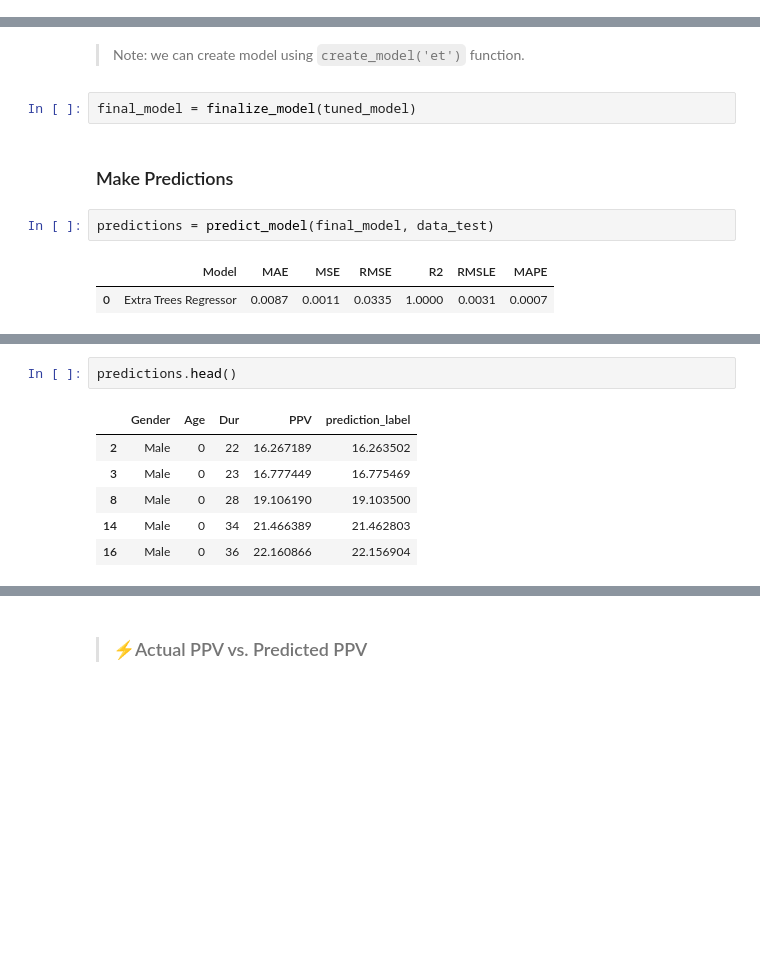
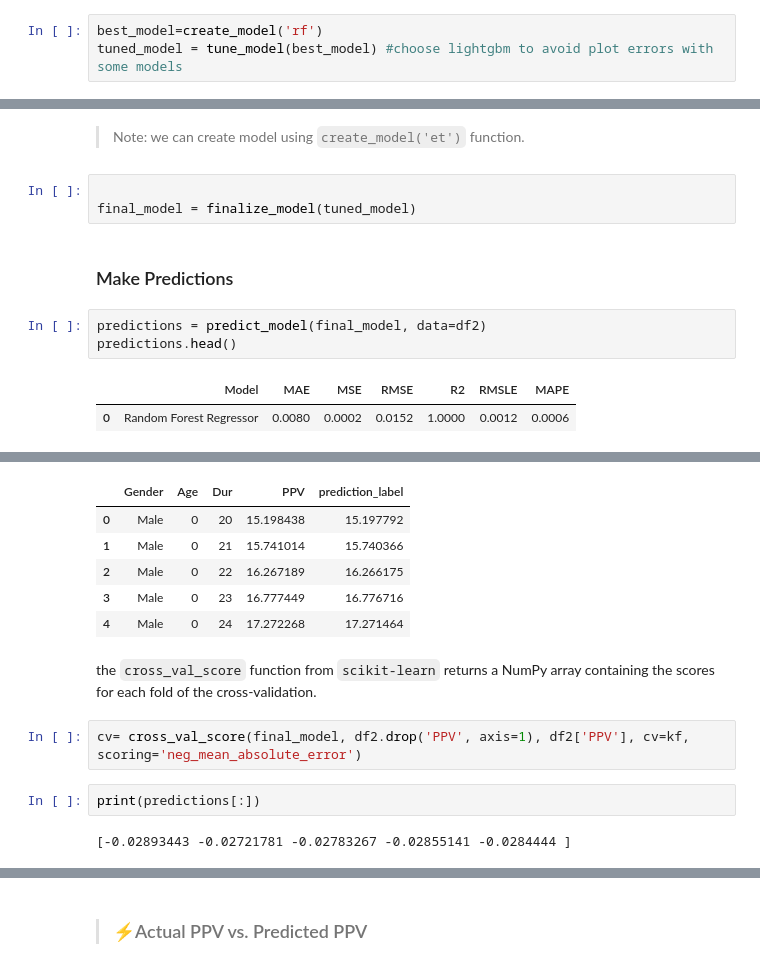
Before and after one commit to MayarQasrawi/Artificial-Intelligent, a Jupyter notebook: ML_Assignment.ipynb, the cells around one changed output, grey strips where cells are left out. Saved outputs shown, nothing was run; the diff lists cells and outputs as text; blank space fills up the shorter version.

```diff
--- a/ML_Assignment.ipynb
+++ b/ML_Assignment.ipynb
@@ -130,0 +106,3 @@ Original model was better than the tuned model, hence it will be returned. NOTE:
+# %%
+best_model=create_model('rf')
+tuned_model = tune_model(best_model) #choose lightgbm to avoid plot errors with some models
@@ -131,11 +134,13 @@ Original model was better than the tuned model, hence it will be returned. NOTE:
 # %% [markdown]
 > Note: we can create model using `create_model('et')` function.
 # %%
+
 final_model = finalize_model(tuned_model)
 # %% [markdown]
 ### Make Predictions
 # %%
-predictions = predict_model(final_model, data_test)
+predictions = predict_model(final_model, data=df2)
+predictions.head()
 # %% [output]
 |  | Model | MAE | MSE | RMSE | R2 | RMSLE | MAPE |
-| 0 | Extra Trees Regressor | 0.0087 | 0.0011 | 0.0335 | 1.0000 | 0.0031 | 0.0007 |
+| 0 | Random Forest Regressor | 0.0080 | 0.0002 | 0.0152 | 1.0000 | 0.0012 | 0.0006 |
@@ -142,9 +148,14 @@ predictions = predict_model(final_model, data_test)
+|  | Gender | Age | Dur | PPV | prediction_label |
+| 0 | Male | 0 | 20 | 15.198438 | 15.197792 |
+| 1 | Male | 0 | 21 | 15.741014 | 15.740366 |
+| 2 | Male | 0 | 22 | 16.267189 | 16.266175 |
+| 3 | Male | 0 | 23 | 16.777449 | 16.776716 |
+| 4 | Male | 0 | 24 | 17.272268 | 17.271464 |
-# %%
-predictions.head()
-# %% [output]
-|  | Gender | Age | Dur | PPV | prediction_label |
-| 2 | Male | 0 | 22 | 16.267189 | 16.263502 |
-| 3 | Male | 0 | 23 | 16.777449 | 16.775469 |
-| 8 | Male | 0 | 28 | 19.106190 | 19.103500 |
-| 14 | Male | 0 | 34 | 21.466389 | 21.462803 |
-| 16 | Male | 0 | 36 | 22.160866 | 22.156904 |
+# %% [markdown]
+the `cross_val_score` function from `scikit-learn` returns a NumPy array containing the scores for each fold of the cross-validation.
+# %%
+cv= cross_val_score(final_model, df2.drop('PPV', axis=1), df2['PPV'], cv=kf, scoring='neg_mean_absolute_error')
+# %%
+print(predictions[:])
+# %% [output]
+[-0.02893443 -0.02721781 -0.02783267 -0.02855141 -0.0284444 ]
```
Also changed, not shown: parts of 32 cells of this notebook.
